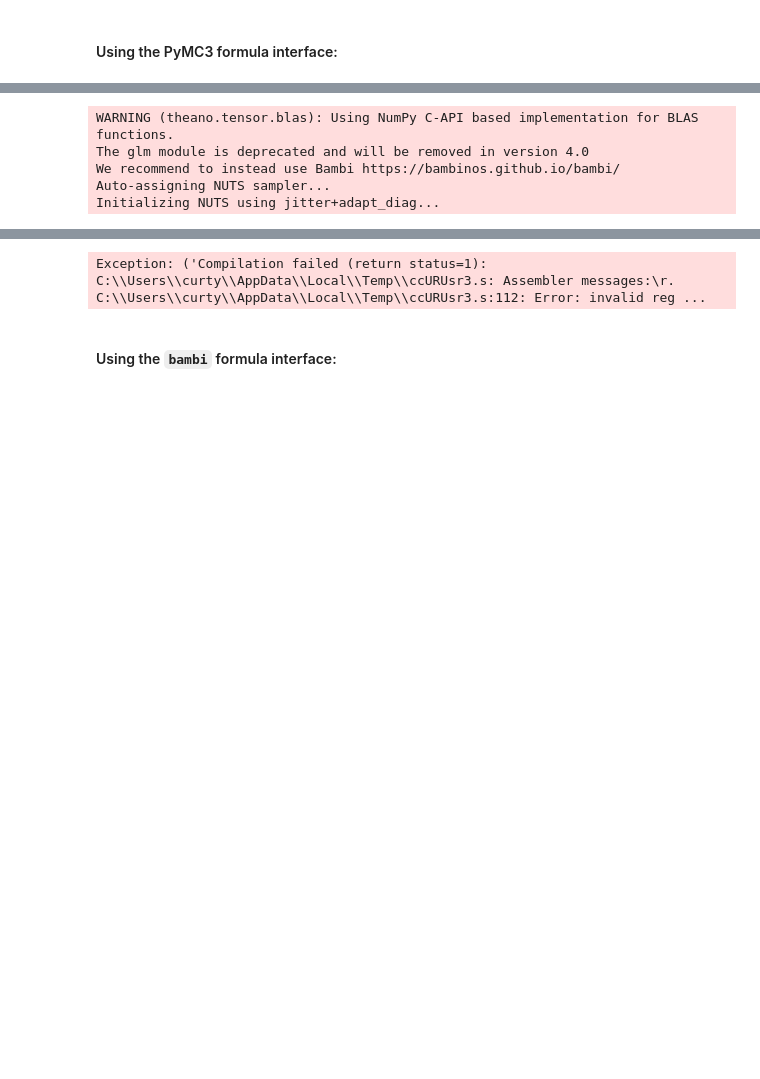
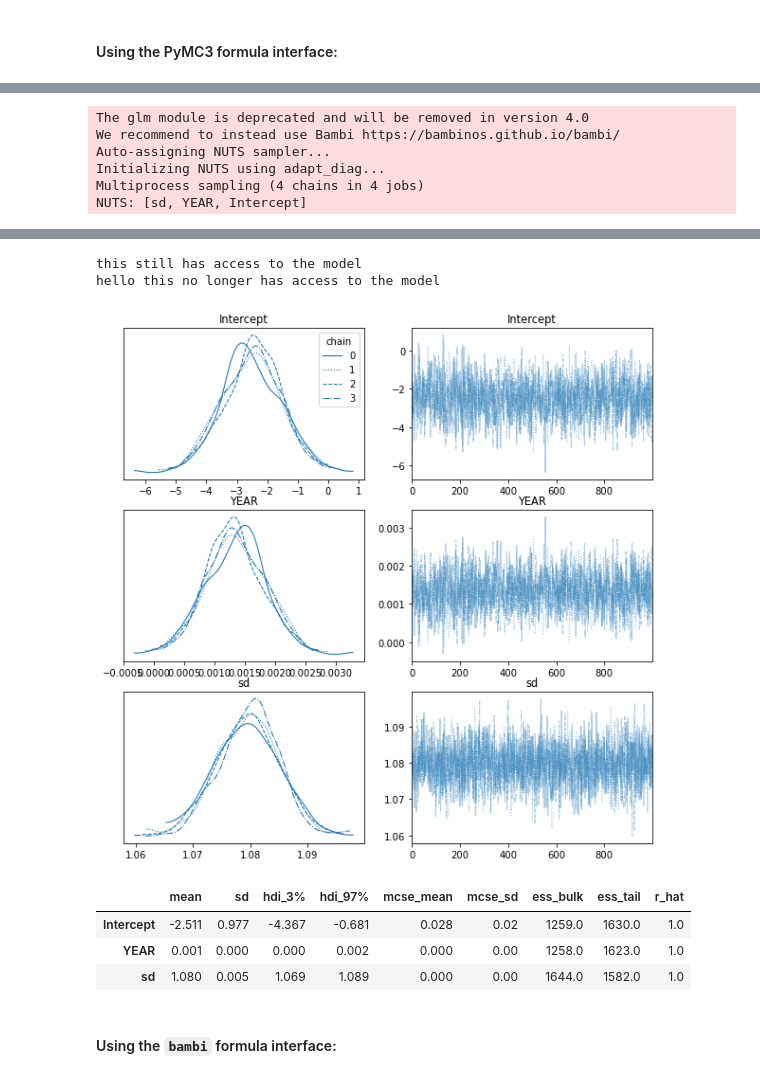
Before and after one commit to curtywang/ee5020-notes-fa21, a Jupyter notebook: day13/bayesian_statistics.ipynb, the cells around one changed output, grey strips where cells are left out. Cells and saved outputs as stored; diff of their text form; code cells hidden in the pictures; blank space fills up the shorter version.

```diff
--- a/day13/bayesian_statistics.ipynb
+++ b/day13/bayesian_statistics.ipynb
@@ -384,15 +402,21 @@ Now, we can use `pymc3` (similar to `statsmodels` but for Bayesian statistics) t
 # %%
 import pymc3
+import arviz
+
+df_trace = None  # memory placeholder
 
 with pymc3.Model() as snowfall_model:  # context manager in Python
     pymc3.GLM.from_formula(formula="SNOW ~ YEAR", data=df_snowfall, family="normal")
-    trace = pymc3.sample(draws=2000, chains=2, tune=500)
+    trace = pymc3.sample(init="adapt_diag")
     print("this still has access to the model")
+    df_trace = arviz.summary(trace)
+    arviz.plot_trace(trace, figsize=(10, 10), legend=True)
 
 print("hello this no longer has access to the model")
 # %% [output]
-WARNING (theano.tensor.blas): Using NumPy C-API based implementation for BLAS functions.
 The glm module is deprecated and will be removed in version 4.0
 We recommend to instead use Bambi https://bambinos.github.io/bambi/
 Auto-assigning NUTS sampler...
-Initializing NUTS using jitter+adapt_diag...
+Initializing NUTS using adapt_diag...
+Multiprocess sampling (4 chains in 4 jobs)
+NUTS: [sd, YEAR, Intercept]
@@ -400,4 +425,13 @@ You can find the C code in this temporary file: C:\Users\curty\AppData\Local\Tem
-Exception: ('Compilation failed (return status=1): C:\\Users\\curty\\AppData\\Local\\Temp\\ccURUsr3.s: Assembler messages:\r. C:\\Users\\curty\\AppData\\Local\\Temp\\ccURUsr3.s:112: Error: invalid reg ...
+this still has access to the model
+hello this no longer has access to the model
+[figure, added]
+# %%
+df_trace
+# %% [output]
+|  | mean | sd | hdi_3% | hdi_97% | mcse_mean | mcse_sd | ess_bulk | ess_tail | r_hat |
+| Intercept | -2.511 | 0.977 | -4.367 | -0.681 | 0.028 | 0.02 | 1259.0 | 1630.0 | 1.0 |
+| YEAR | 0.001 | 0.000 | 0.000 | 0.002 | 0.000 | 0.00 | 1258.0 | 1623.0 | 1.0 |
+| sd | 1.080 | 0.005 | 1.069 | 1.089 | 0.000 | 0.00 | 1644.0 | 1582.0 | 1.0 |
 # %% [markdown]
 #### Using the `bambi` formula interface:
 # %% [markdown]
```
Also changed, not shown: parts of 3 cells of this notebook.
